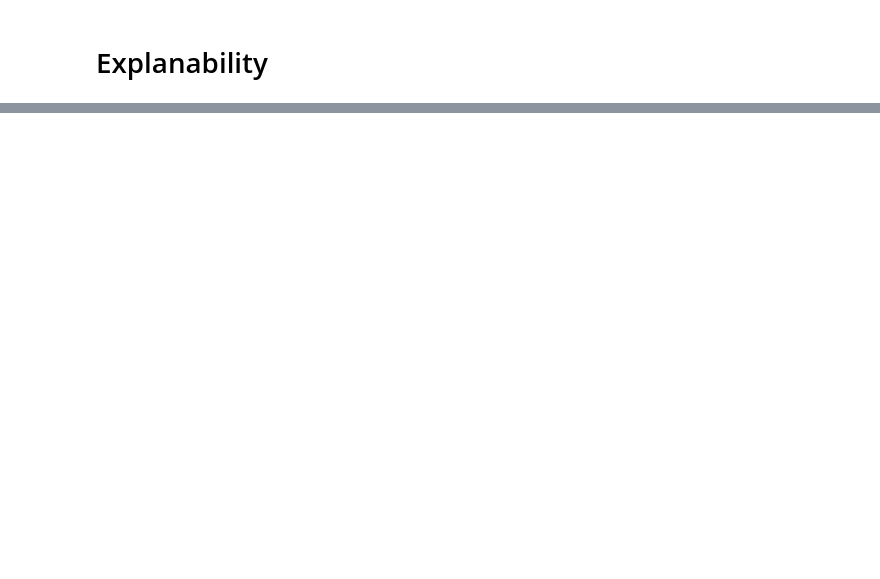
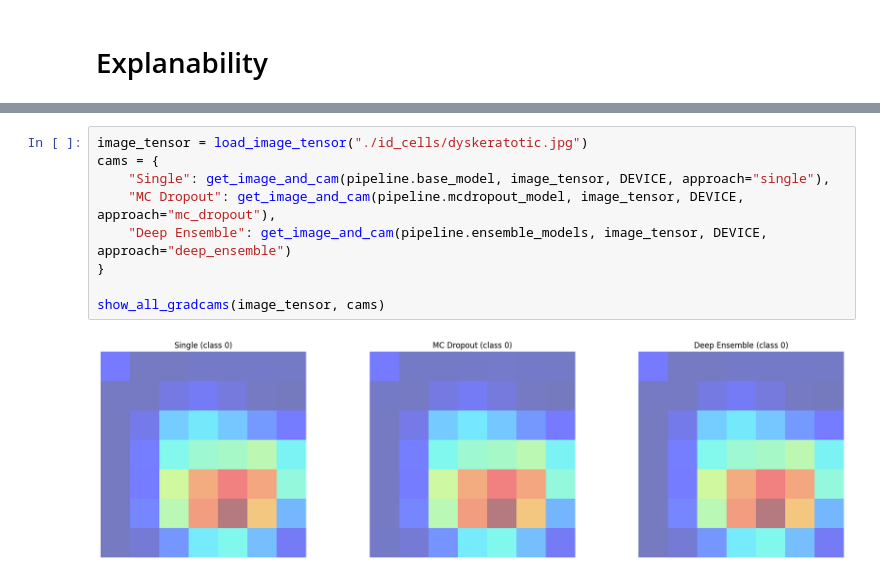
Before and after one commit to Conite002/HybridUncertaintyAwareDL, a Jupyter notebook: src/experimentations/clean_sipakmed_finetuning.ipynb, the cells around one changed output, grey strips where cells are left out. Cells and saved outputs as stored; diff of their text form; blank space fills up the shorter version.

Commit message:
complete GRAD CAM for each approach

```diff
--- a/src/experimentations/clean_sipakmed_finetuning.ipynb
+++ b/src/experimentations/clean_sipakmed_finetuning.ipynb
@@ -2153,0 +2210,11 @@ df_pred_ood_id[0]
+# %%
+image_tensor = load_image_tensor("./id_cells/dyskeratotic.jpg")
+cams = {
+    "Single": get_image_and_cam(pipeline.base_model, image_tensor, DEVICE, approach="single"),
+    "MC Dropout": get_image_and_cam(pipeline.mcdropout_model, image_tensor, DEVICE, approach="mc_dropout"),
+    "Deep Ensemble": get_image_and_cam(pipeline.ensemble_models, image_tensor, DEVICE, approach="deep_ensemble")
+}
+
+show_all_gradcams(image_tensor, cams)
+# %% [output]
+[figure, added]
```
Also changed, not shown: parts of 11 cells of this notebook.
